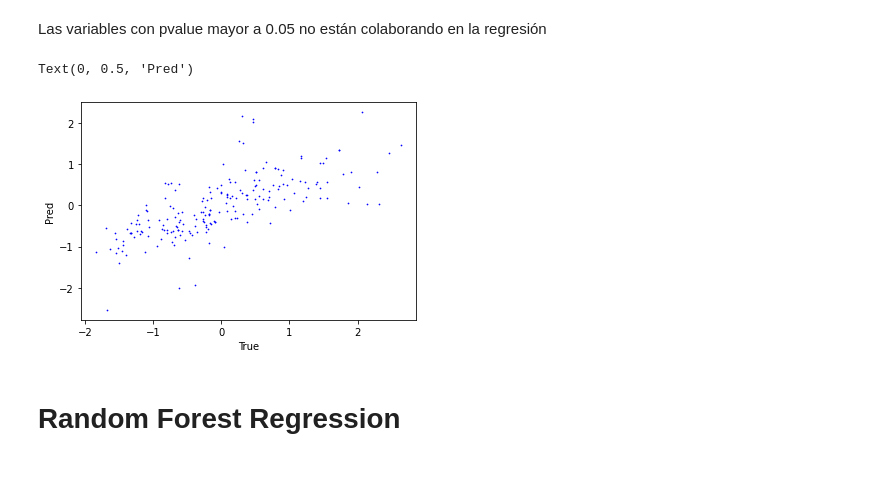
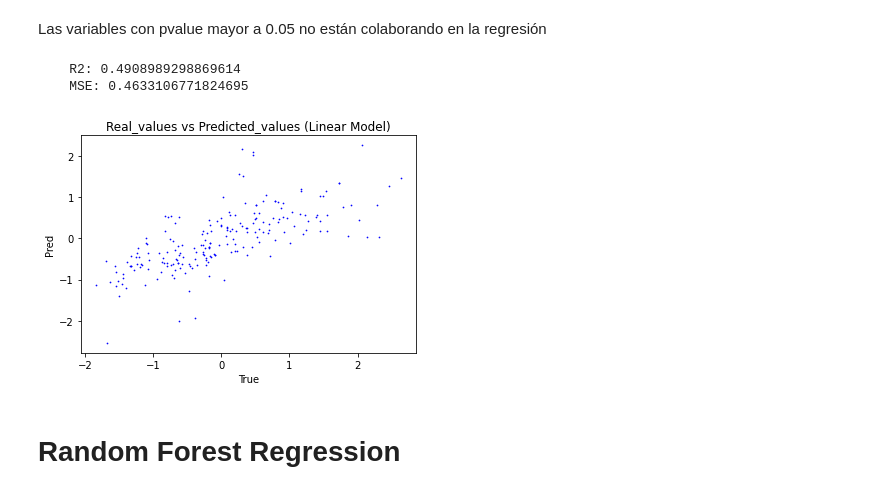
Before and after one commit to Zubiarrain/calculate-concrete-strength, a Jupyter notebook: notebooks/exploration.ipynb, the cells around one changed output. Drawn from its saved outputs; the diff is of its cells as text; code cells hidden in the pictures.

```diff
--- a/notebooks/exploration.ipynb
+++ b/notebooks/exploration.ipynb
@@ -289,10 +289,18 @@ Las variables con pvalue mayor a 0.05 no están colaborando en la regresión
 # %%
 plt.scatter(y_test, y_pred, c='b', s=0.5)
 plt.xlabel('True')
 plt.ylabel('Pred')
+plt.title('Real_values vs Predicted_values (Linear Model)')
+print(
+    f"""
+    R2: {r2_score(y_test,y_pred)}
+    MSE: {mean_squared_error(y_test,y_pred)}
+    """
+)
 # %% [output]
-Text(0, 0.5, 'Pred')
+    R2: 0.4908989298869614
+    MSE: 0.4633106771824695
-[figure, old version]
+[figure, new version]
 # %% [markdown]
 # Random Forest Regression
 # %%
```
Also changed, not shown: parts of 2 cells of this notebook.
